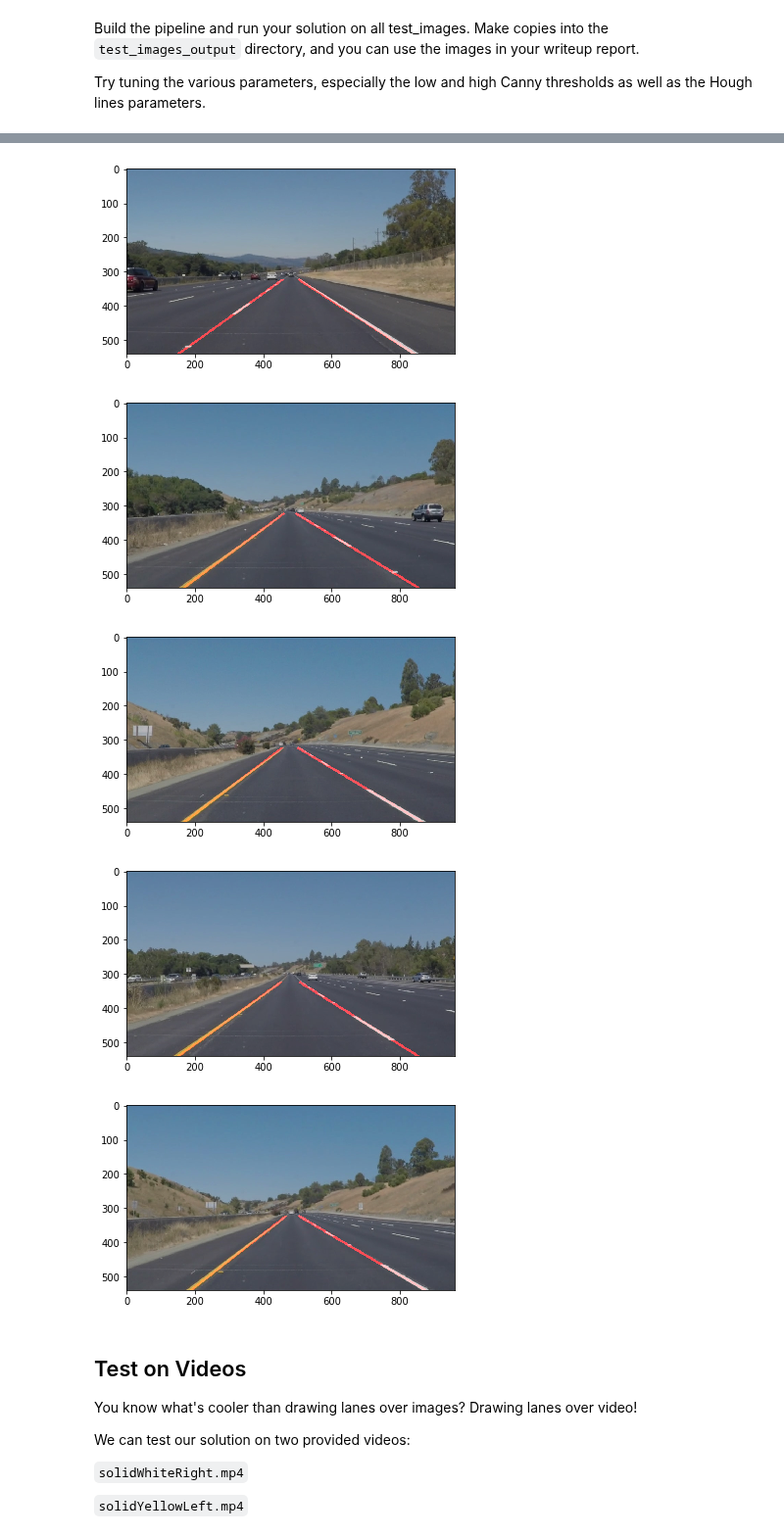
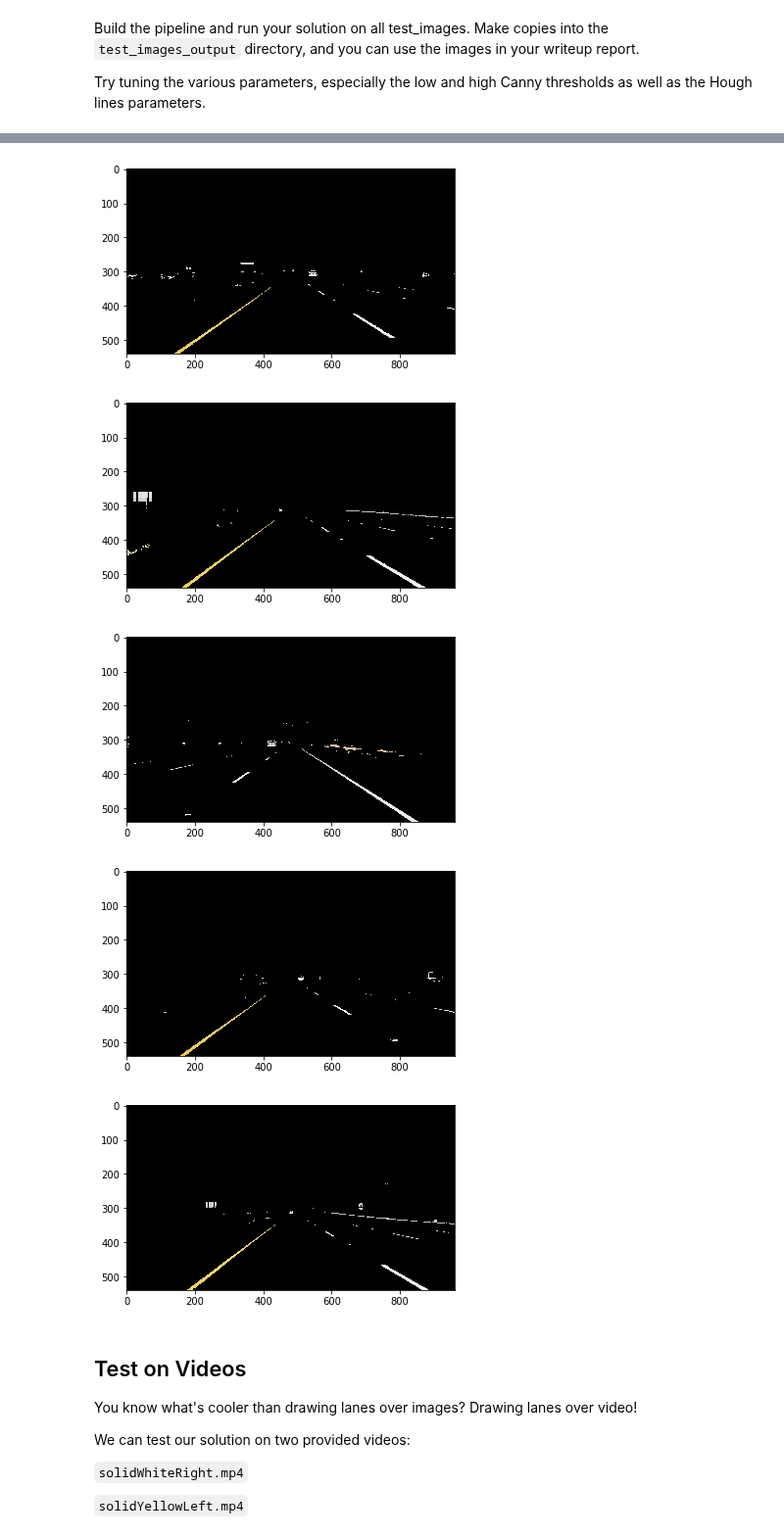
Before and after one commit to udacity/CarND-LaneLines-P1, a Jupyter notebook: P1.ipynb, the cells around one changed output, grey strips where cells are left out. Shown at 98% size. Saved outputs shown, nothing was run; the diff lists cells and outputs as text; code cells hidden in the pictures.

```diff
--- a/P1.ipynb
+++ b/P1.ipynb
@@ -293,7 +307,7 @@ Try tuning the various parameters, especially the low and high Canny thresholds
 
 def run_image_processing(image, color=[255, 0, 0], thickness=5):
 
-    white_yellow_image = select_rgb_white_yellow(image)
+    white_yellow_image = filter_white_and_yellow(image)
 
     # Convert image to grayscale
     grayscale_image = grayscale(white_yellow_image)
@@ -349,5 +363,7 @@ for file_name in test_images:
     processed_image = run_image_processing(input_image)
 
     plt.figure()
-    plt.imshow(processed_image)
+    # plt.imshow(processed_image)
+
+    plt.imshow(filter_white_and_yellow(input_image))
 # %% [output]
@@ -355,8 +371,8 @@ for file_name in test_images:
-[figure, old version]
+[figure, new version]
-[figure, old version]
+[figure, new version]
-[figure, old version]
+[figure, new version]
-[figure, old version]
+[figure, new version]
-[figure, old version]
+[figure, new version]
 # %% [markdown]
 ## Test on Videos
 
```
Also changed, not shown: parts of 9 cells of this notebook, 3 other files.
